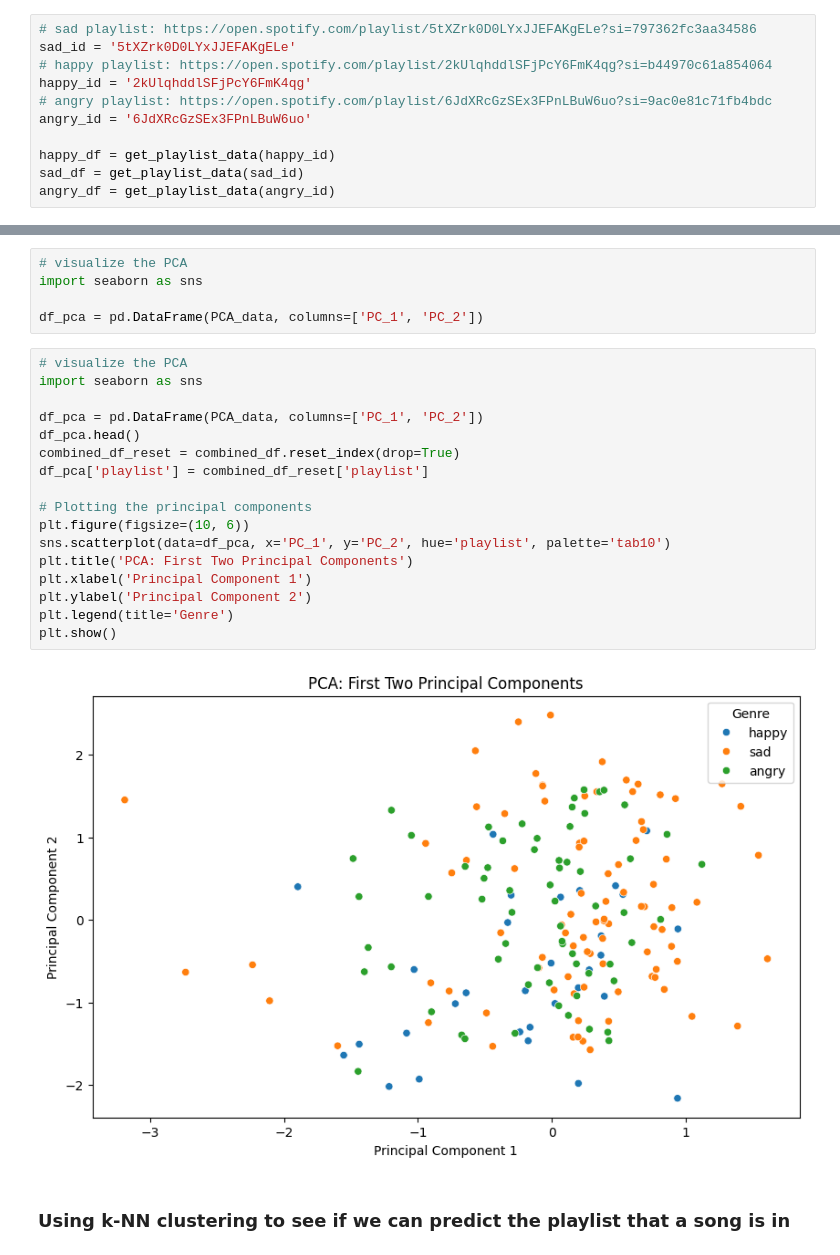
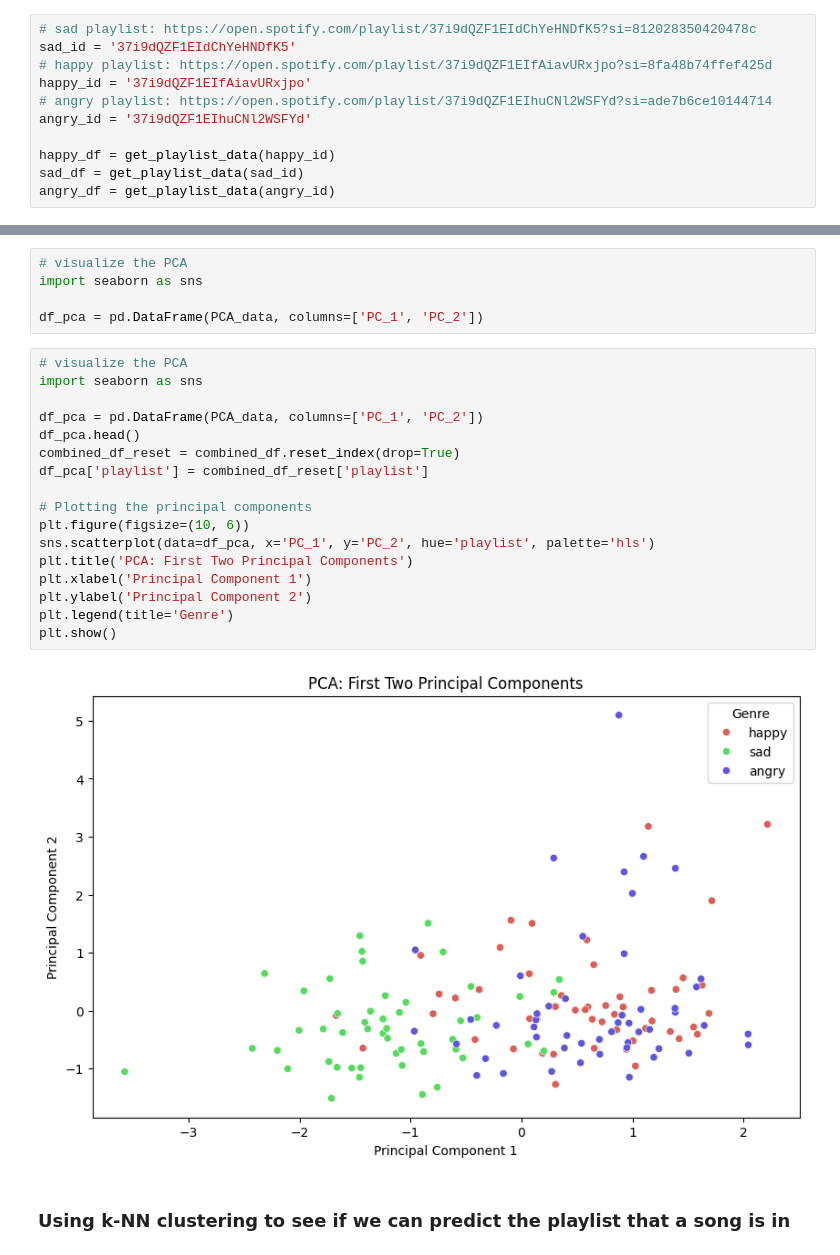
Before and after one commit to daisy-abbott/SpotifyMoodBoard, a Jupyter notebook: playlist.ipynb, the cells around one changed output, grey strips where cells are left out. Saved outputs shown, nothing was run; the diff lists cells and outputs as text.

```diff
--- a/playlist.ipynb
+++ b/playlist.ipynb
@@ -652,12 +615,12 @@ No correlation
 # %% [markdown]
 ## Running Some Statistical Analysis For Playlists
 # %%
-# sad playlist: https://open.spotify.com/playlist/5tXZrk0D0LYxJJEFAKgELe?si=797362fc3aa34586
-sad_id = '5tXZrk0D0LYxJJEFAKgELe'
-# happy playlist: https://open.spotify.com/playlist/2kUlqhddlSFjPcY6FmK4qg?si=b44970c61a854064
-happy_id = '2kUlqhddlSFjPcY6FmK4qg'
-# angry playlist: https://open.spotify.com/playlist/6JdXRcGzSEx3FPnLBuW6uo?si=9ac0e81c71fb4bdc
-angry_id = '6JdXRcGzSEx3FPnLBuW6uo'
+# sad playlist: https://open.spotify.com/playlist/37i9dQZF1EIdChYeHNDfK5?si=812028350420478c
+sad_id = '37i9dQZF1EIdChYeHNDfK5'
+# happy playlist: https://open.spotify.com/playlist/37i9dQZF1EIfAiavURxjpo?si=8fa48b74ffef425d
+happy_id = '37i9dQZF1EIfAiavURxjpo'
+# angry playlist: https://open.spotify.com/playlist/37i9dQZF1EIhuCNl2WSFYd?si=ade7b6ce10144714
+angry_id = '37i9dQZF1EIhuCNl2WSFYd'
 
 happy_df = get_playlist_data(happy_id)
 sad_df = get_playlist_data(sad_id)
@@ -750,22 +711,22 @@ df_pca = pd.DataFrame(PCA_data, columns=['PC_1', 'PC_2'])
 # %%
 # visualize the PCA
 import seaborn as sns
 
 df_pca = pd.DataFrame(PCA_data, columns=['PC_1', 'PC_2'])
 df_pca.head()
 combined_df_reset = combined_df.reset_index(drop=True)
 df_pca['playlist'] = combined_df_reset['playlist']
 
 # Plotting the principal components
 plt.figure(figsize=(10, 6))
-sns.scatterplot(data=df_pca, x='PC_1', y='PC_2', hue='playlist', palette='tab10')
+sns.scatterplot(data=df_pca, x='PC_1', y='PC_2', hue='playlist', palette='hls')
 plt.title('PCA: First Two Principal Components')
 plt.xlabel('Principal Component 1')
 plt.ylabel('Principal Component 2')
 plt.legend(title='Genre')
 plt.show()
 # %% [output]
-[figure, old version]
+[figure, new version]
 # %% [markdown]
 ### Using k-NN clustering to see if we can predict the playlist that a song is in
 # %%
```
Also changed, not shown: parts of 20 cells of this notebook.
